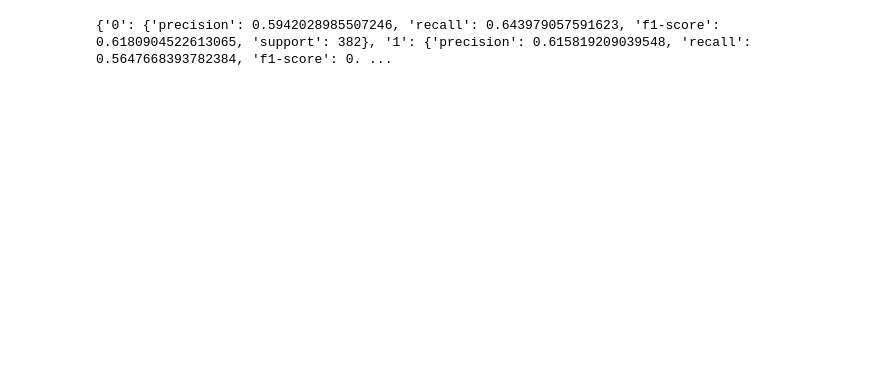
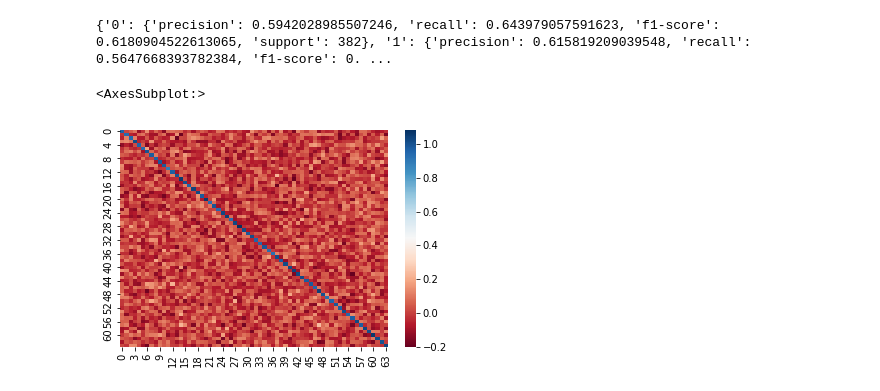
Before and after one commit to amar-enkhbat/thesis-2022, a Jupyter notebook: test_single_subjects.ipynb, the cells around one changed output. Drawn from its saved outputs; the diff is of its cells as text; code cells hidden in the pictures; blank space fills up the shorter version.

```diff
--- a/test_single_subjects.ipynb
+++ b/test_single_subjects.ipynb
@@ -13,8 +13,8 @@ from train import train_model_2
 from main import model_predict, print_classification_report
 
 RANDOM_SEED = 0
-SEQ_LEN = 400
-N_EPOCHS = 5000
+SEQ_LEN = 100
+N_EPOCHS = 100
 BATCH_SIZE = 64
 # %% [markdown]
 # Load dataset
@@ -68,35 +68,17 @@ model = GCNAuto(in_features=SEQ_LEN,
         dropout_p=0.4,
         device=PARAMS['DEVICE'])
 
-model = GCRAM(graph_type='n',
-        seq_len=SEQ_LEN,
-        cnn_in_channels=PARAMS['GCRAM_CNN_IN_CHANNELS'],
-        cnn_n_kernels=PARAMS['GCRAM_CNN_N_KERNELS'],
-        cnn_kernel_size=PARAMS['GCRAM_CNN_KERNEL_SIZE'],
-        cnn_stride=PARAMS['GCRAM_CNN_STRIDE'],
-        maxpool_kernel_size=PARAMS['GCRAM_MAXPOOL_KERNEL_SIZE'],
-        maxpool_stride=PARAMS['GCRAM_MAXPOOL_STRIDE'],
-        lstm_hidden_size=PARAMS['GCRAM_LSTM_HIDDEN_SIZE'],
-        is_bidirectional=PARAMS['GCRAM_LSTM_IS_BIDIRECTIONAL'],
-        lstm_n_layers=PARAMS['GCRAM_LSTM_N_LAYERS'],
-        attn_embed_dim=PARAMS['GCRAM_ATTN_EMBED_DIM'],
-        n_classes=PARAMS['N_CLASSES'],
-        lstm_dropout_p=PARAMS['GCRAM_LSTM_DROPOUT_P'],
-        dropout1_p=PARAMS['GCRAM_DROPOUT1_P'],
-        dropout2_p=PARAMS['GCRAM_DROPOUT2_P'],
-        device=PARAMS['DEVICE'])
-
 model = init_model_params(model, random_seed=RANDOM_SEED)
-# model.init_node_embeddings()
+model.init_node_embeddings()
 
 model = model.to(PARAMS['DEVICE'])
 
 criterion = torch.nn.CrossEntropyLoss()
 optimizer = torch.optim.Adam(model.parameters(), lr=PARAMS['LR'])
-# scheduler = torch.optim.lr_scheduler.StepLR(optimizer, PARAMS['SCHEDULER_STEPSIZE'], PARAMS['SCHEDULER_GAMMA'])
+scheduler = torch.optim.lr_scheduler.StepLR(optimizer, step_size=10, gamma=0.9)
 
 # best_model, history = train_model(dataloaders, dataset_sizes, model, criterion, optimizer, scheduler, PARAMS['N_EPOCHS'], random_seed=random_seed)
-best_model, history = train_model_2(model, optimizer, criterion, dataloaders['train'], dataloaders['val'], N_EPOCHS, RANDOM_SEED, PARAMS['DEVICE'])
+best_model, history = train_model_2(model, optimizer, scheduler, criterion, dataloaders['train'], dataloaders['val'], N_EPOCHS, RANDOM_SEED, PARAMS['DEVICE'])
 best_model = best_model.to(PARAMS['DEVICE'])
 
 y_preds, y_test = model_predict(best_model, test_loader=dataloaders['test'])
@@ -128,3 +108,12 @@ cr, cm, auroc = print_classification_report(y_test, y_preds, PARAMS['N_CLASSES']
 print(cr)
 # %% [output]
 {'0': {'precision': 0.5942028985507246, 'recall': 0.643979057591623, 'f1-score': 0.6180904522613065, 'support': 382}, '1': {'precision': 0.615819209039548, 'recall': 0.5647668393782384, 'f1-score': 0. ...
+# %%
+adj = model.adj.cpu().detach().numpy()
+# %%
+import seaborn as sns
+
+sns.heatmap(adj, cmap='RdBu')
+# %% [output]
+<AxesSubplot:>
+[figure, added]
```
Also changed, not shown: parts of 8 cells of this notebook, 7 other files.
